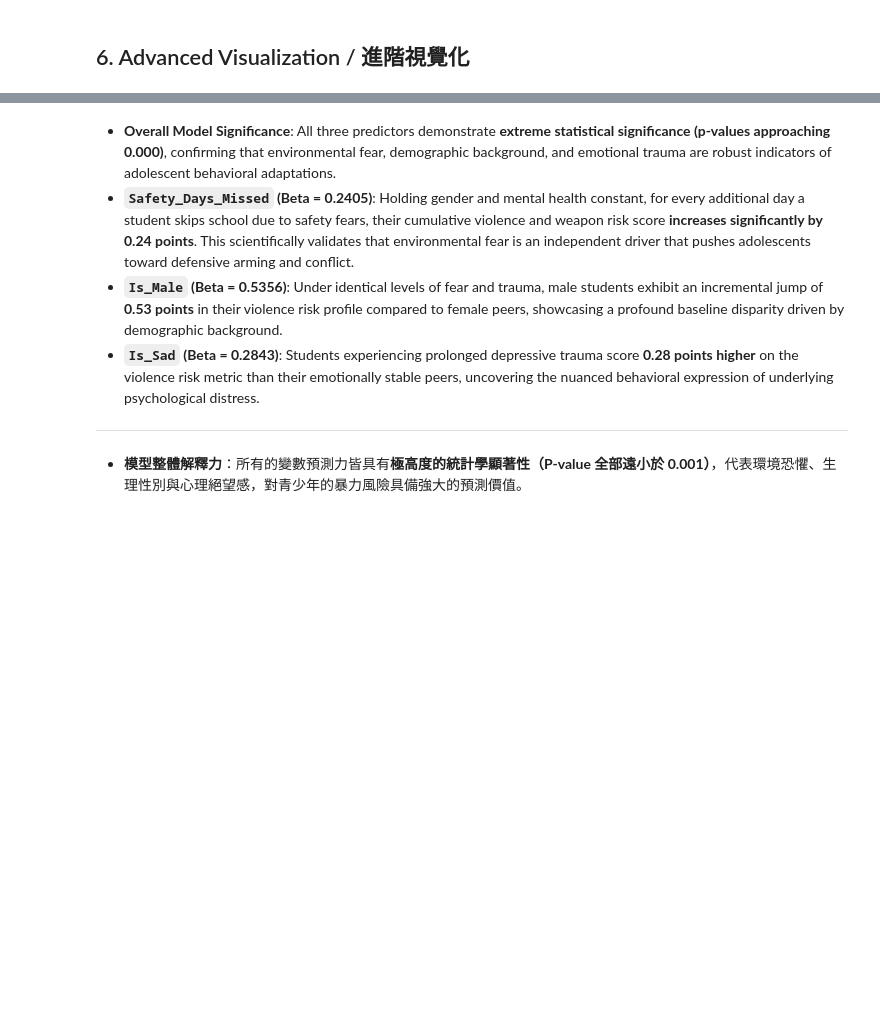
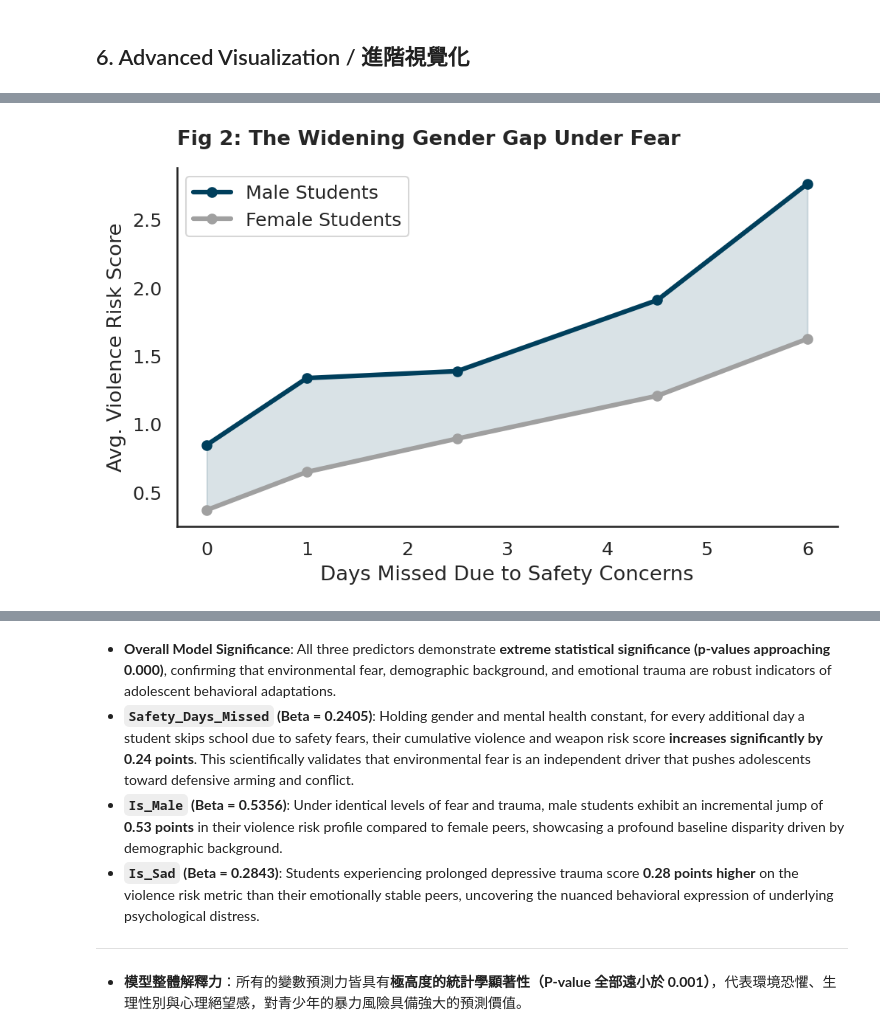
Before and after one commit to Geraldand/2026SpringStat2-Final-Individual-Project, a Jupyter notebook: notebooks / Final_Individual_Project.ipynb, the cells around one changed output, grey strips where cells are left out. Cells and saved outputs as stored; diff of their text form; code cells hidden in the pictures; blank space fills up the shorter version.

```diff
--- a/notebooks / Final_Individual_Project.ipynb
+++ b/notebooks / Final_Individual_Project.ipynb
@@ -409,0 +421,29 @@ print("✅ Figure successfully generated without errors and saved as 'regression
+# %%
+# ==========================================
+# Fig 2: The Divergence (Highlighted Gap Line Chart)
+# ==========================================
+plt.figure(figsize=(7, 4.5), dpi=150)
+
+# Calculate average scores separated by gender
+male_avg = df_plot[df_plot['Is_Male']==1].groupby('Safety_Days_Missed')['Violence_Risk_Score'].mean()
+female_avg = df_plot[df_plot['Is_Male']==0].groupby('Safety_Days_Missed')['Violence_Risk_Score'].mean()
+
+# Plot trend lines for both genders
+plt.plot(male_avg.index, male_avg.values, color='#003f5c', linewidth=3, marker='o', label='Male Students')
+plt.plot(female_avg.index, female_avg.values, color='#a0a0a0', linewidth=3, marker='o', label='Female Students')
+
+# Fill the gap between the two lines to emphasize divergence
+plt.fill_between(male_avg.index, female_avg.values, male_avg.values, color='#003f5c', alpha=0.15)
+
+# Customize titles and labels
+plt.title('Fig 2: The Widening Gender Gap Under Fear', fontweight='bold', loc='left', pad=15)
+plt.xlabel('Days Missed Due to Safety Concerns')
+plt.ylabel('Avg. Violence Risk Score')
+plt.legend()
+
+sns.despine()
+plt.tight_layout()
+plt.savefig('scheme1_fig2.png')
+plt.show()
+# %% [output]
+[figure, added]
```
Also changed, not shown: parts of 12 cells of this notebook.
